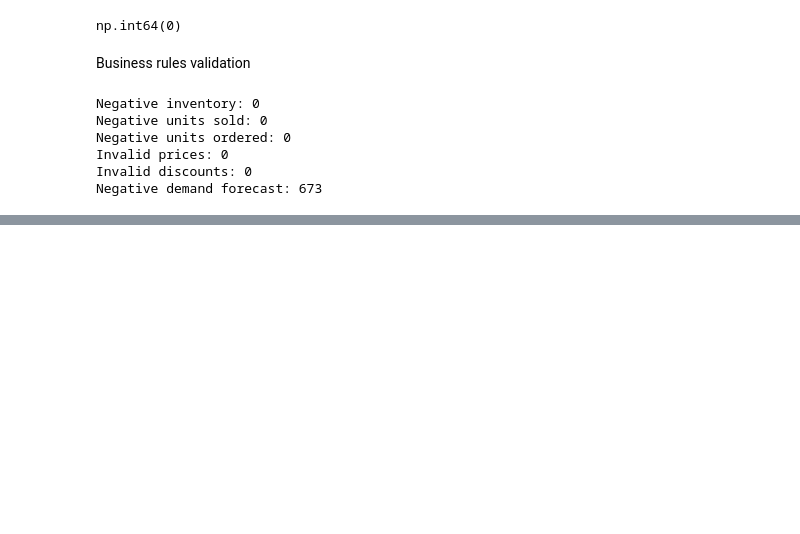
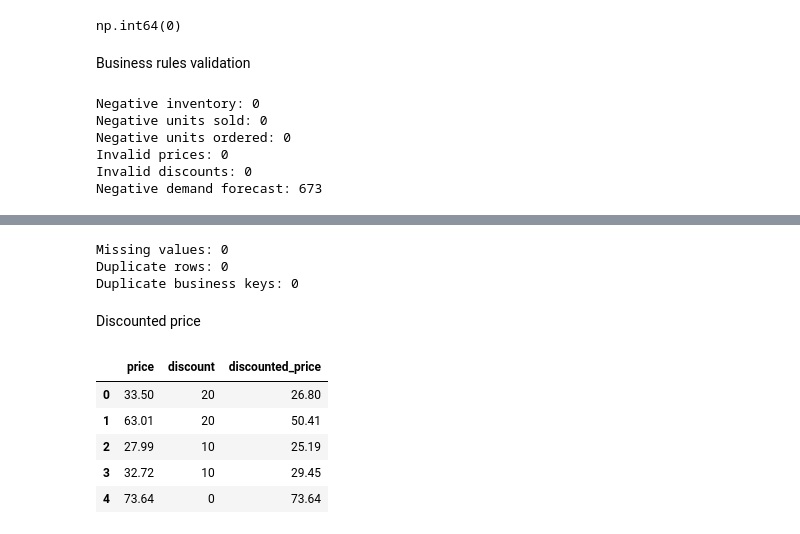
Before and after one commit to Askada21/pr, a Jupyter notebook: notebooks/02_data_cleaning.ipynb, the cells around one changed output, grey strips where cells are left out. Cells and saved outputs as stored; diff of their text form; code cells hidden in the pictures; blank space fills up the shorter version.

Commit message:
Implement feature engineering and business metrics

```diff
--- a/notebooks/02_data_cleaning.ipynb
+++ b/notebooks/02_data_cleaning.ipynb
@@ -142,0 +154,27 @@ Negative demand forecast: 673
+# %%
+print("Missing values:", df.isnull().sum().sum())
+print("Duplicate rows:", df.duplicated().sum())
+
+print("Duplicate business keys:",
+      df.duplicated(
+          subset=["date", "store_id", "product_id"]
+      ).sum())
+# %% [output]
+Missing values: 0
+Duplicate rows: 0
+Duplicate business keys: 0
+# %% [markdown]
+Discounted price
+# %%
+df["discounted_price"] = (
+    df["price"] * (1 - df["discount"] / 100)
+).round(2)
+
+df[["price", "discount", "discounted_price"]].head()
+# %% [output]
+|  | price | discount | discounted_price |
+| 0 | 33.50 | 20 | 26.80 |
+| 1 | 63.01 | 20 | 50.41 |
+| 2 | 27.99 | 10 | 25.19 |
+| 3 | 32.72 | 10 | 29.45 |
+| 4 | 73.64 | 0 | 73.64 |
```
Also changed, not shown: parts of 17 cells of this notebook.
